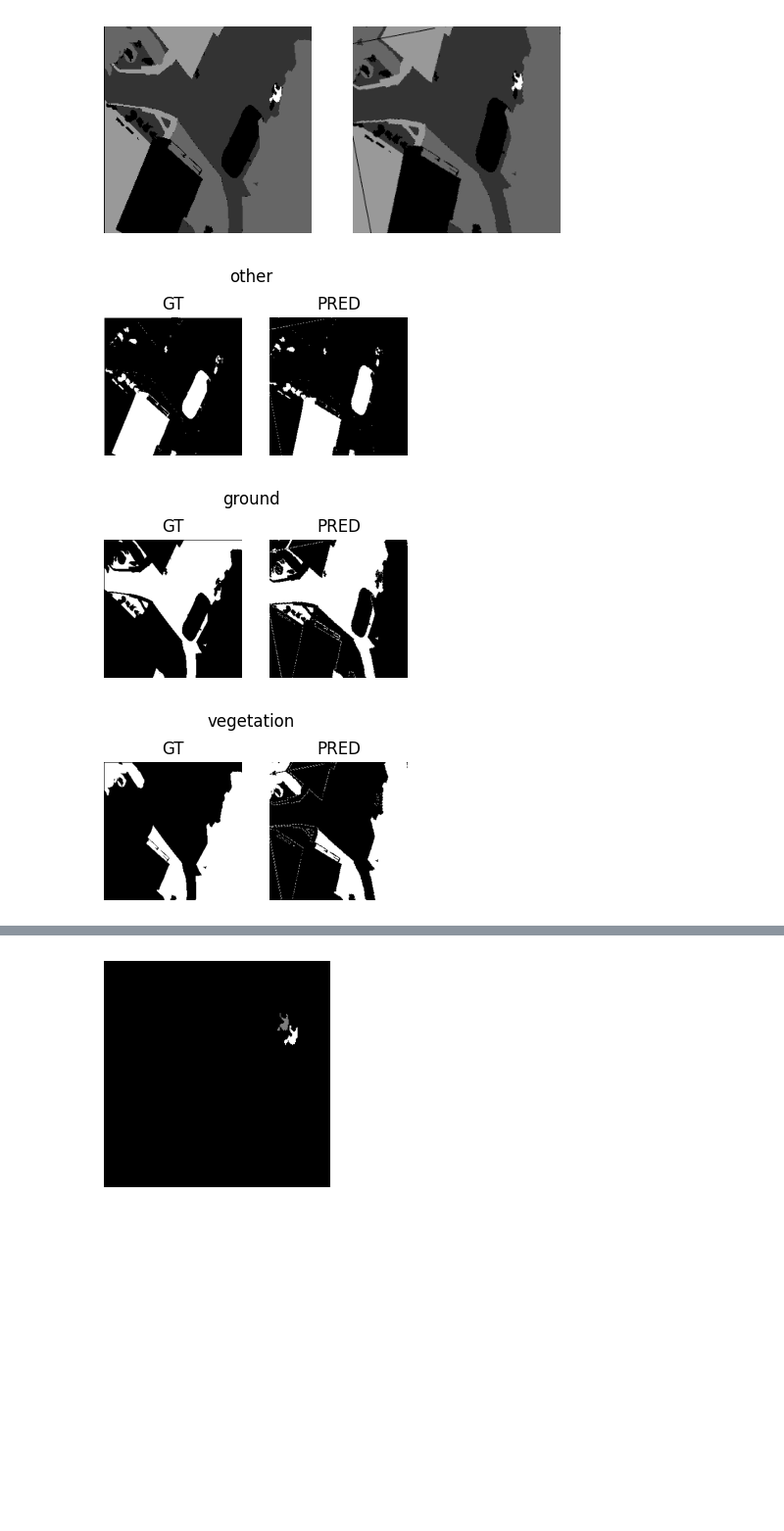
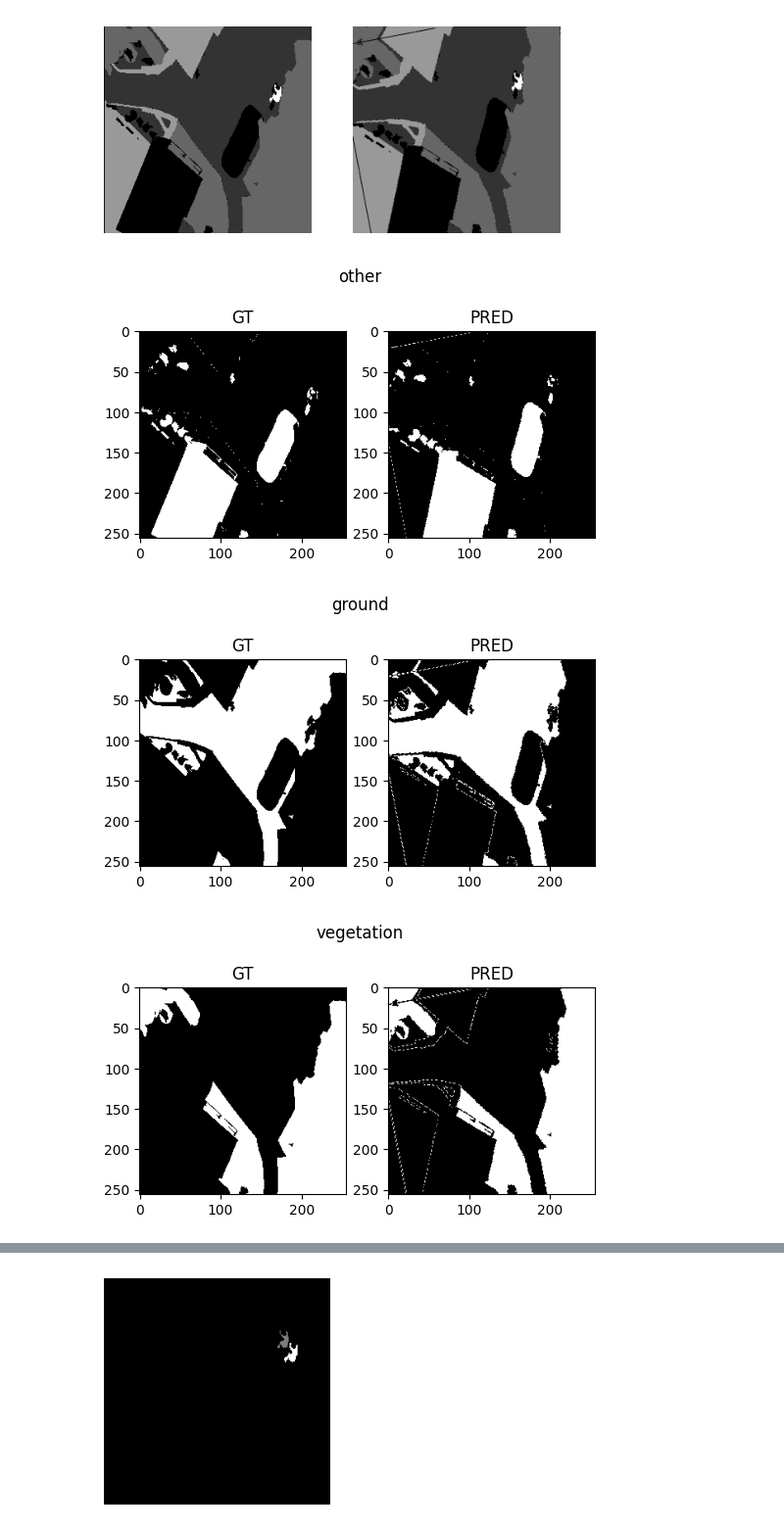
Before and after one commit to gptrapletti/losses-and-metrics, a Jupyter notebook: dice_metric.ipynb, the cells around one changed output, grey strips where cells are left out. Shown at 98% size. Cells and saved outputs as stored; diff of their text form; code cells hidden in the pictures; blank space fills up the shorter version.

```diff
--- a/dice_metric.ipynb
+++ b/dice_metric.ipynb
@@ -218,20 +220,18 @@ plt.show()
 # %%
 # Plot category channels
 category_ids = {'other': 0, 'ground': 1, 'vegetation': 2, 'buildings': 3, 'water': 4, 'person': 5}
 
 for category, category_id in category_ids.items():
-    fig, ax = plt.subplots(1, 2, figsize=(4, 2.5))
+    fig, ax = plt.subplots(1, 2, figsize=(6, 3.5))
     ax[0].imshow(gt_arr[..., category_id], cmap='gray')
-    ax[0].axis('off')
     ax[0].set_title('GT')
     ax[1].imshow(pred_arr[..., category_id], cmap='gray')
-    ax[1].axis('off')
     ax[1].set_title('PRED')
     fig.suptitle(category)
     plt.show()
 
 # There are some artifacts in the predictions, but they can be ignored.
 # %% [output]
-[figure, old version]
+[figure, new version]
-[figure, old version]
+[figure, new version]
-[figure, old version]
+[figure, new version]
```
Also changed, not shown: parts of 6 cells of this notebook.
